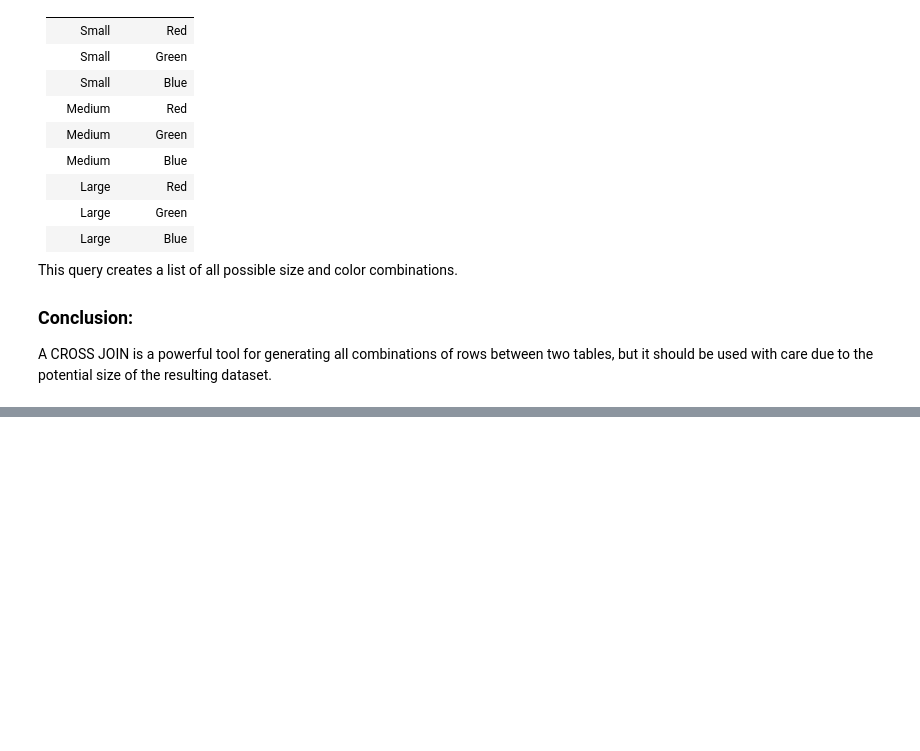
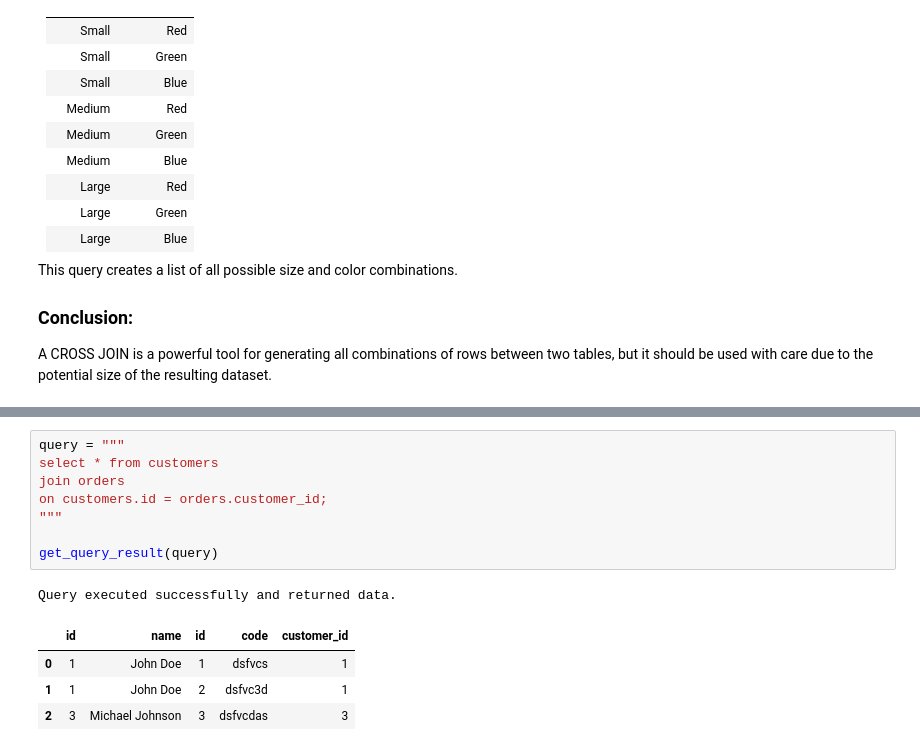
Before and after one commit to souravsarker2015/mysql_bootcamp, a Jupyter notebook: 13_one_to_many_and_joins/13_one_to_many_and_joins.ipynb, the cells around one changed output, grey strips where cells are left out. Cells and saved outputs as stored; diff of their text form; blank space fills up the shorter version.

Commit message:
one to many relation ship and inner join

```diff
--- a/13_one_to_many_and_joins/13_one_to_many_and_joins.ipynb
+++ b/13_one_to_many_and_joins/13_one_to_many_and_joins.ipynb
@@ -328,0 +484,14 @@ A CROSS JOIN is a powerful tool for generating all combinations of rows between
+# %%
+query = """
+select * from customers
+join orders
+on customers.id = orders.customer_id;
+"""
+
+get_query_result(query)
+# %% [output]
+Query executed successfully and returned data.
+|  | id | name | id | code | customer_id |
+| 0 | 1 | John Doe | 1 | dsfvcs | 1 |
+| 1 | 1 | John Doe | 2 | dsfvc3d | 1 |
+| 2 | 3 | Michael Johnson | 3 | dsfvcdas | 3 |
```
Also changed, not shown: parts of 23 cells of this notebook, 1 other file.
